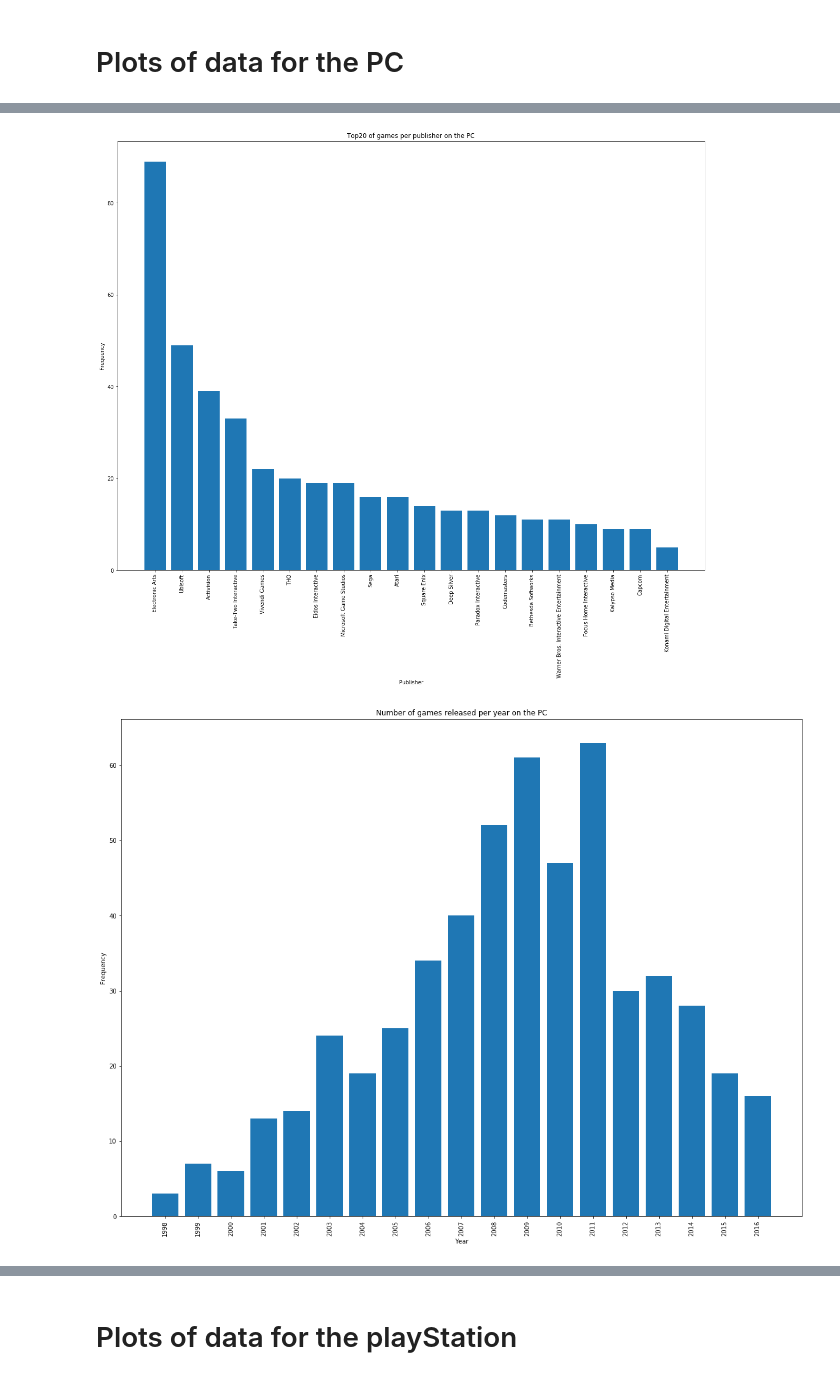
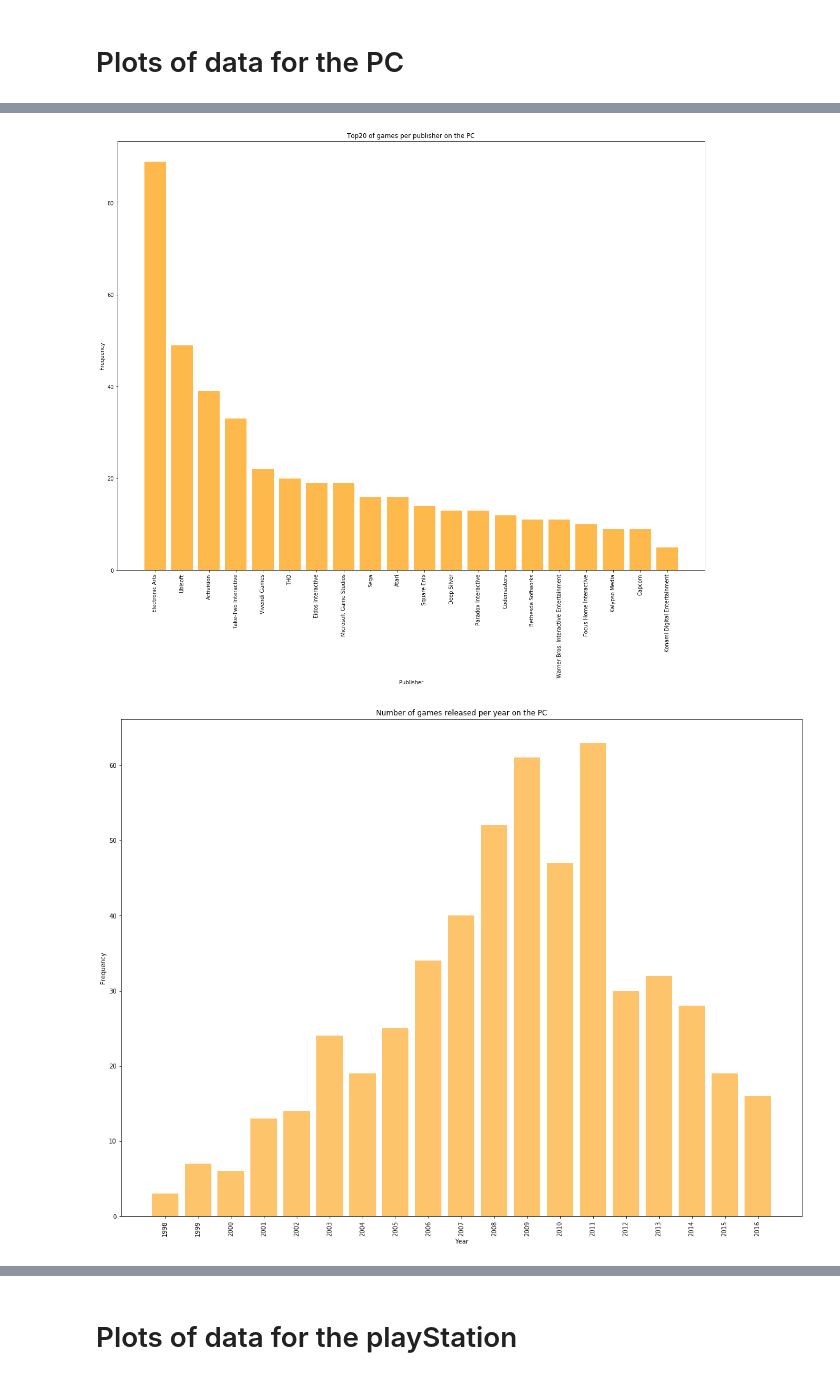
Before and after one commit to Archifer/SDA-Project, a Jupyter notebook: SDA-Project-Hester.ipynb, the cells around one changed output, grey strips where cells are left out. Saved outputs shown, nothing was run; the diff lists cells and outputs as text; code cells hidden in the pictures.

```diff
--- a/SDA-Project-Hester.ipynb
+++ b/SDA-Project-Hester.ipynb
@@ -156,24 +156,24 @@ plot_with_dict(sorted_freqs_for_scores_x, "Number of games per score on the Xbox
 # %%
 plt.figure(figsize=(20, 15))
 freqs_for_gen_pc = get_frequencies_for_key(our_genre, our_data_pc)
-plot_with_dict(freqs_for_gen_pc, "Number of games per genre on the PC", "Genre")
+plot_with_dict(freqs_for_gen_pc, "Number of games per genre on the PC", "Genre", colour='#fda112')
 
 plt.figure(figsize=(20, 15))
 freqs_for_pu_pc = get_frequencies_for_key(our_publisher, our_data_pc)
-plot_with_dict(freqs_for_pu_pc, "Number of games per publisher on the PC", "Publisher")
+plot_with_dict(freqs_for_pu_pc, "Number of games per publisher on the PC", "Publisher", colour='#fdad30')
 
 plt.figure(figsize=(20, 15))
 top20_pu_pc = get_first_n_from_sorted(freqs_for_pu_pc, 20)
-plot_with_dict(top20_pu_pc, "Top20 of games per publisher on the PC", "Publisher")
+plot_with_dict(top20_pu_pc, "Top20 of games per publisher on the PC", "Publisher", colour='#feb94d')
 
 plt.figure(figsize=(20, 15))
 freqs_for_year_pc = get_frequencies_for_key(our_release_y, our_data_pc)
 sorted_freqs_for_year_pc = sort_dict_by_key(freqs_for_year_pc)
-plot_with_dict(sorted_freqs_for_year_pc, "Number of games released per year on the PC", "Year")
+plot_with_dict(sorted_freqs_for_year_pc, "Number of games released per year on the PC", "Year", colour='#fec46b')
 
 plt.figure(figsize=(20, 15))
 freqs_for_scores_pc = get_frequencies_for_key(our_score, our_data_pc)
 freqs_for_scores_pc = convert_dict_keys_to_floats(freqs_for_scores_pc)
 sorted_freqs_for_scores_pc = sort_dict_by_key(freqs_for_scores_pc)
-plot_with_dict(sorted_freqs_for_scores_pc, "Number of games per score on the PC", "Score")
+plot_with_dict(sorted_freqs_for_scores_pc, "Number of games per score on the PC", "Score", colour='#fed089')
 # %% [output]
@@ -182,2 +182,2 @@ plot_with_dict(sorted_freqs_for_scores_pc, "Number of games per score on the PC"
-[figure, old version]
+[figure, new version]
-[figure, old version]
+[figure, new version]
```
Also changed, not shown: parts of 10 cells of this notebook.
